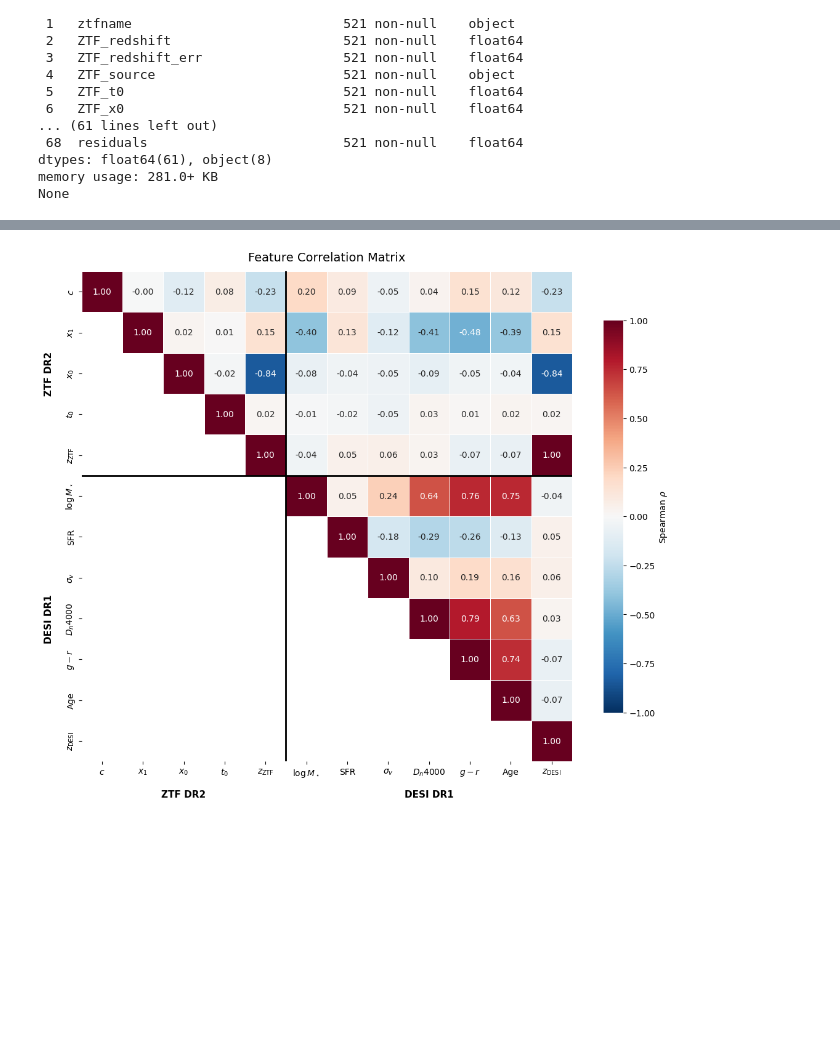
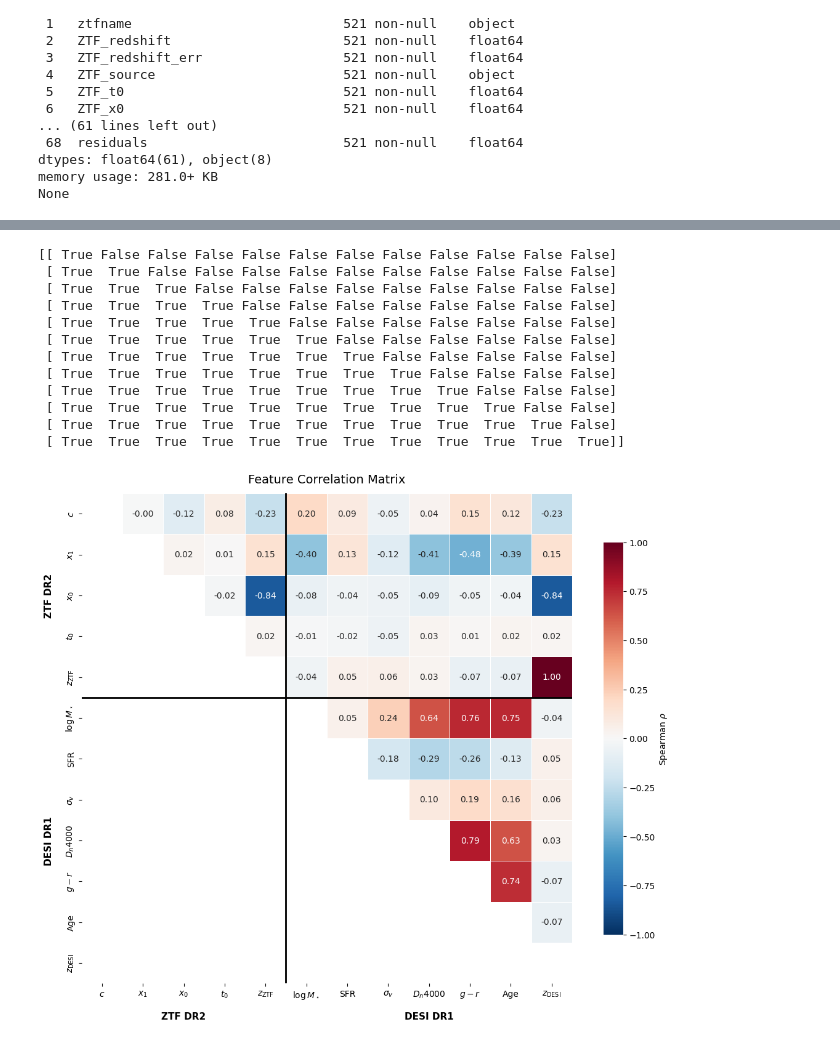
Before and after one commit to mwvgroup/myc21_first_paper, a Jupyter notebook: ZTF_DESI_ml_work/ZTF_DESI_correlations_overview.ipynb, the cells around one changed output, grey strips where cells are left out. Cells and saved outputs as stored; diff of their text form; code cells hidden in the pictures; blank space fills up the shorter version.

```diff
--- a/ZTF_DESI_ml_work/ZTF_DESI_correlations_overview.ipynb
+++ b/ZTF_DESI_ml_work/ZTF_DESI_correlations_overview.ipynb
@@ -79,7 +99,7 @@ ztf_labels = [r"$c$", r"$x_1$", r"$x_0$", r"$t_0$", r"$z_{\rm ZTF}$"]
 
 # --- DESI DR1 FastSpecFit host galaxy properties ---
 desi_cols   = ["DESI_FASTSPEC_LOGMSTAR", "DESI_FASTSPEC_SFR", "DESI_FASTSPEC_VDISP",
-               "DESI_FASTSPEC_DN4000", "DESI_FASTSPEC_g_minus_r", "DESI_FASTSPEC_AGE",
+               "DESI_FASTSPEC_DN4000", "DESI_FASTSPEC_g_min us_r", "DESI_FASTSPEC_AGE",
                "DESI_METADATA_Z"]
 desi_labels = [r"$\log M_\star$", "SFR", r"$\sigma_v$", r"$D_n4000$", r"$g - r$", "Age",
                r"$z_{\rm DESI}$"]
@@ -87,6 +107,9 @@ desi_labels = [r"$\log M_\star$", "SFR", r"$\sigma_v$", r"$D_n4000$", r"$g - r$"
 # Combined: ZTF first, then DESI
 feature_cols   = ztf_cols + desi_cols
 display_labels = ztf_labels + desi_labels
+
+# The following are used to keep track of where the dividing line should go
+# in our heatmap.
 n_ztf  = len(ztf_cols)
 n_desi = len(desi_cols)
 n_all  = n_ztf + n_desi
@@ -94,20 +117,30 @@ n_all  = n_ztf + n_desi
 # ──────────────────────────────────────────────────────────────
 # Compute Spearman rho and p-values via scipy
 # ──────────────────────────────────────────────────────────────
-data_matrix = df[feature_cols].values
-rho_matrix, pval_matrix = spearmanr(data_matrix)
 
+# Every cell in the returned matrix is the correlation between feature i and feature j.
+# P value same thing.
+rho_matrix, pval_matrix = spearmanr(df[feature_cols])
+
+
+# Converts to data frame (required for the seaborn package).
+# Nice thing here is that it helps us keep track of feature names and use
+# LaTex formatting for the labels in the heatmap.
+# spearman
 spearman_corr = pd.DataFrame(rho_matrix, index=display_labels, columns=display_labels)
 spearman_pval = pd.DataFrame(pval_matrix, index=display_labels, columns=display_labels)
 
 # Mask the lower triangle
-mask = np.tril(np.ones_like(spearman_corr, dtype=bool), k=-1)
+# creates new array np.ones_like, but only with booleans. Default True values.
+# tril = lower triangle. So we get a mask that is True for the lower triangle and False for the upper triangle.
+mask = np.tril(np.ones_like(spearman_corr, dtype=bool))
+print(mask)
 
 fig, ax = plt.subplots(figsize=(11, 9))
 
-sns.heatmap(
+seaborn.heatmap(
     spearman_corr,
-    mask=mask,
+    mask=mask, # in seaborn heatmaps, True means hide this cell.
     annot=True,
     fmt=".2f",
     cmap="RdBu_r",
@@ -117,31 +150,43 @@ sns.heatmap(
     square=True,
     linewidths=0.5,
     cbar_kws={"label": r"Spearman $\rho$", "shrink": 0.8},
     ax=ax,
 )
 
 # Thick lines separating ZTF and DESI blocks
 ax.axhline(n_ztf, color="black", linewidth=2)
 ax.axvline(n_ztf, color="black", linewidth=2)
 
 # Group labels — left margin
 ax.text(-0.8, n_ztf / 2, "ZTF DR2",
         ha="center", va="center", fontsize=11, fontweight="bold",
         rotation=90, transform=ax.transData)
 ax.text(-0.8, n_ztf + n_desi / 2, "DESI DR1",
         ha="center", va="center", fontsize=11, fontweight="bold",
         rotation=90, transform=ax.transData)
 
 # Group labels — bottom margin
 ax.text(n_ztf / 2, n_all + 0.8, "ZTF DR2",
         ha="center", va="center", fontsize=11, fontweight="bold",
         transform=ax.transData)
 ax.text(n_ztf + n_desi / 2, n_all + 0.8, "DESI DR1",
         ha="center", va="center", fontsize=11, fontweight="bold",
         transform=ax.transData)
 
 ax.set_title("Feature Correlation Matrix", fontsize=14, pad=12)
 fig.tight_layout()
 plt.show()
 # %% [output]
+[[ True False False False False False False False False False False False]
+ [ True  True False False False False False False False False False False]
+ [ True  True  True False False False False False False False False False]
+ [ True  True  True  True False False False False False False False False]
+ [ True  True  True  True  True False False False False False False False]
+ [ True  True  True  True  True  True False False False False False False]
+ [ True  True  True  True  True  True  True False False False False False]
+ [ True  True  True  True  True  True  True  True False False False False]
+ [ True  True  True  True  True  True  True  True  True False False False]
+ [ True  True  True  True  True  True  True  True  True  True False False]
+ [ True  True  True  True  True  True  True  True  True  True  True False]
+ [ True  True  True  True  True  True  True  True  True  True  True  True]]
-[figure, old version]
+[figure, new version]
```
Also changed, not shown: parts of 6 cells of this notebook, 3 other files.
